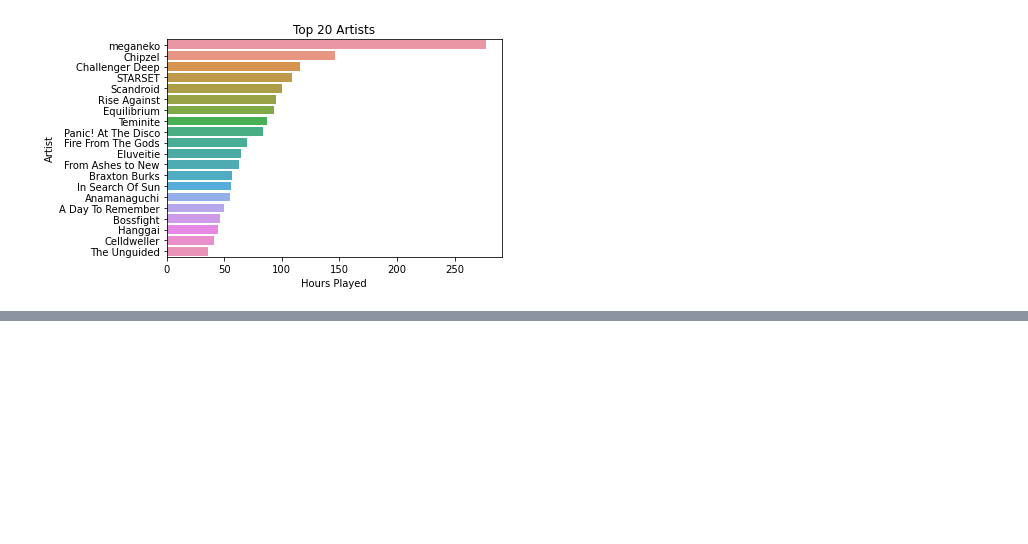
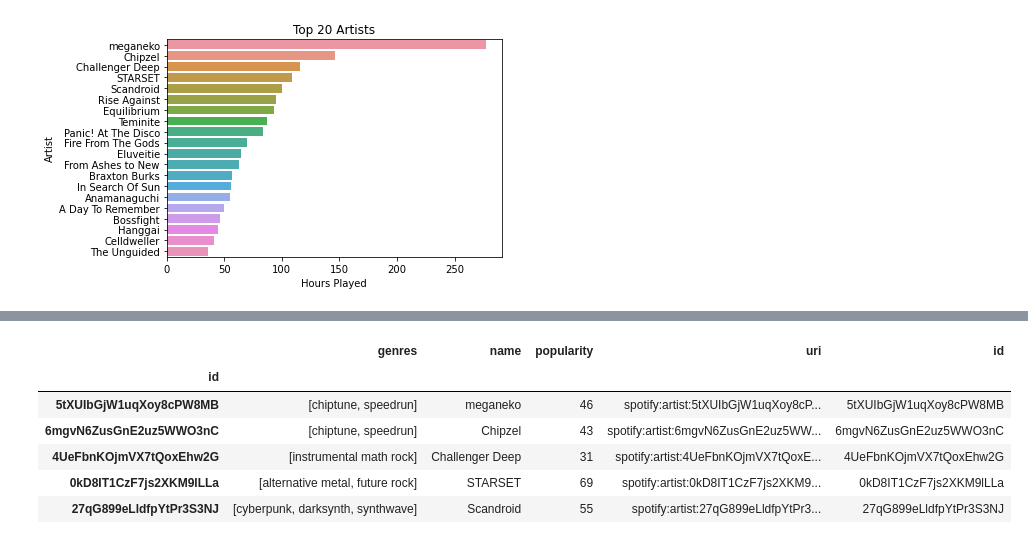
Before and after one commit to Duke02/Spotify-Listening-Analysis, a Jupyter notebook: Related-Artists.ipynb, the cells around one changed output, grey strips where cells are left out. Drawn from its saved outputs; the diff is of its cells as text; code cells hidden in the pictures; blank space fills up the shorter version.

```diff
--- a/Related-Artists.ipynb
+++ b/Related-Artists.ipynb
@@ -71,0 +126,10 @@ ax.set(xlabel='Hours Played')
+# %%
+artists_big_df_raw.head()
+# %% [output]
+|  | genres | name | popularity | uri | id |
+| id |  |  |  |  |  |
+| 5tXUIbGjW1uqXoy8cPW8MB | [chiptune, speedrun] | meganeko | 46 | spotify:artist:5tXUIbGjW1uqXoy8cP... | 5tXUIbGjW1uqXoy8cPW8MB |
+| 6mgvN6ZusGnE2uz5WWO3nC | [chiptune, speedrun] | Chipzel | 43 | spotify:artist:6mgvN6ZusGnE2uz5WW... | 6mgvN6ZusGnE2uz5WWO3nC |
+| 4UeFbnKOjmVX7tQoxEhw2G | [instrumental math rock] | Challenger Deep | 31 | spotify:artist:4UeFbnKOjmVX7tQoxE... | 4UeFbnKOjmVX7tQoxEhw2G |
+| 0kD8IT1CzF7js2XKM9lLLa | [alternative metal, future rock] | STARSET | 69 | spotify:artist:0kD8IT1CzF7js2XKM9... | 0kD8IT1CzF7js2XKM9lLLa |
+| 27qG899eLldfpYtPr3S3NJ | [cyberpunk, darksynth, synthwave] | Scandroid | 55 | spotify:artist:27qG899eLldfpYtPr3... | 27qG899eLldfpYtPr3S3NJ |
```
Also changed, not shown: parts of 12 cells of this notebook, 1 other file.
